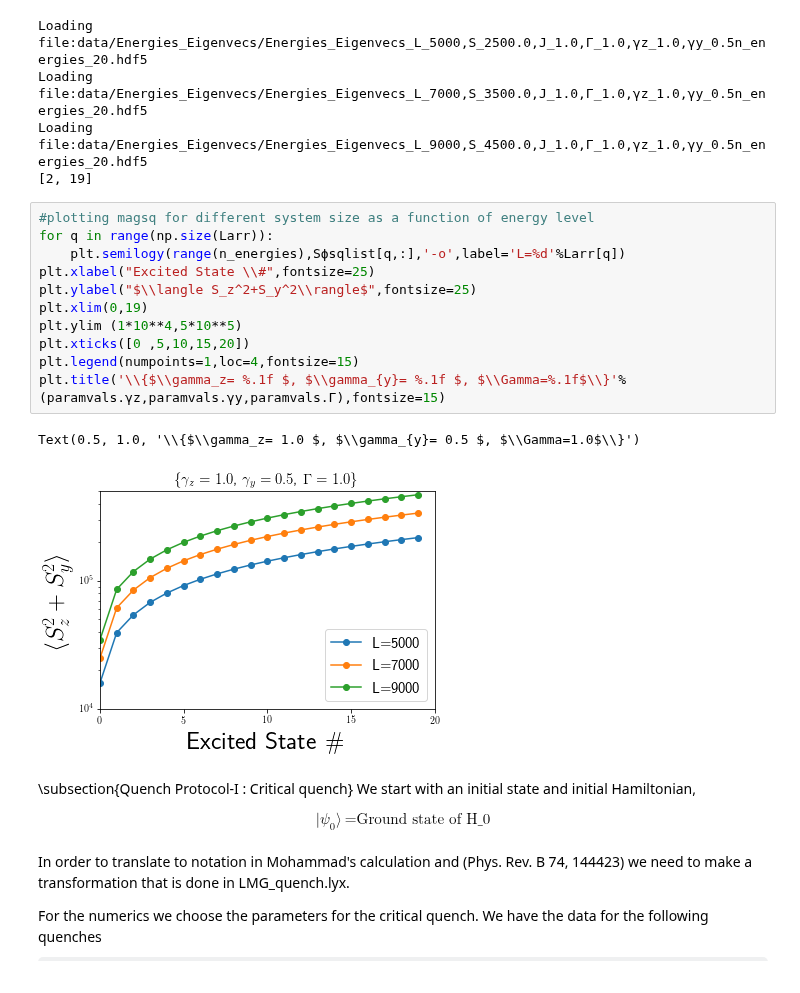
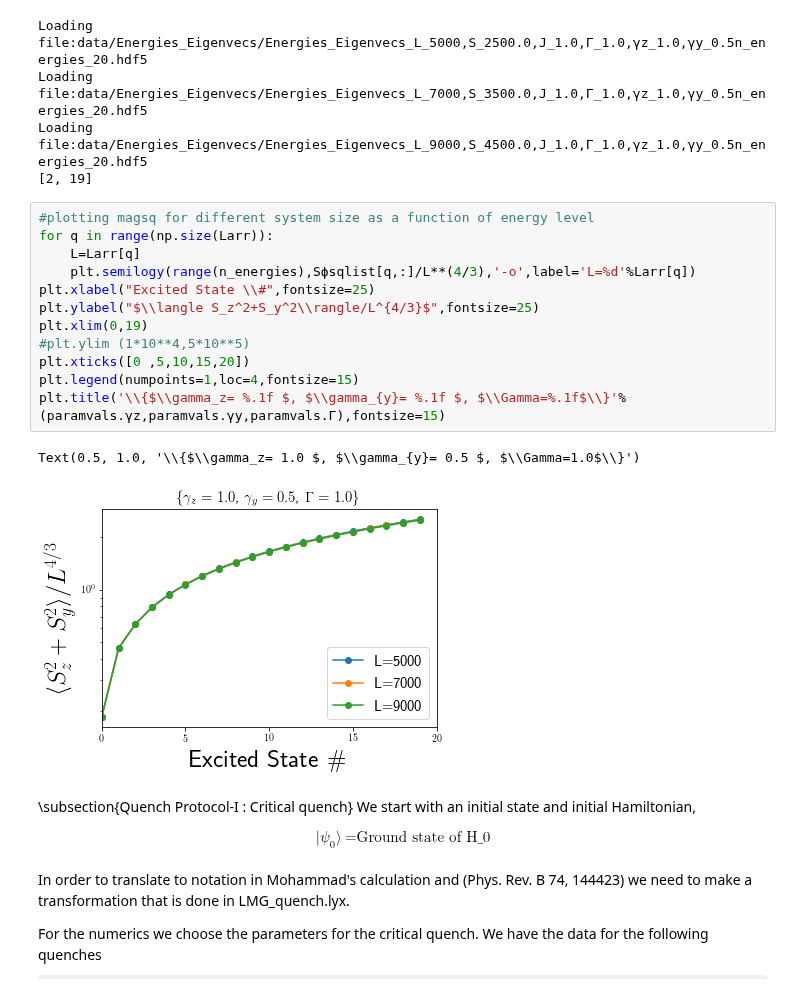
Before and after one commit to paraj003/LMG_quench, a Jupyter notebook: LMG_sim.ipynb, the cells around one changed output. Cells and saved outputs as stored; diff of their text form; some formulas as TeX source.

```diff
--- a/LMG_sim.ipynb
+++ b/LMG_sim.ipynb
@@ -276,17 +276,18 @@ Loading file:data/Energies_Eigenvecs/Energies_Eigenvecs_L_9000,S_4500.0,J_1.0,Γ
 # %%
 #plotting magsq for different system size as a function of energy level
 for q in range(np.size(Larr)):
-    plt.semilogy(range(n_energies),Sϕsqlist[q,:],'-o',label='L=%d'%Larr[q])
+    L=Larr[q]
+    plt.semilogy(range(n_energies),Sϕsqlist[q,:]/L**(4/3),'-o',label='L=%d'%Larr[q])
 plt.xlabel("Excited State \\#",fontsize=25)
-plt.ylabel("$\\langle S_z^2+S_y^2\\rangle$",fontsize=25)
+plt.ylabel("$\\langle S_z^2+S_y^2\\rangle/L^{4/3}$",fontsize=25)
 plt.xlim(0,19)
-plt.ylim (1*10**4,5*10**5)
+#plt.ylim (1*10**4,5*10**5)
 plt.xticks([0 ,5,10,15,20])
 plt.legend(numpoints=1,loc=4,fontsize=15)
 plt.title('\\{$\\gamma_z= %.1f $, $\\gamma_{y}= %.1f $, $\\Gamma=%.1f$\\}'%(paramvals.γz,paramvals.γy,paramvals.Γ),fontsize=15)
 # %% [output]
 Text(0.5, 1.0, '\\{$\\gamma_z= 1.0 $, $\\gamma_{y}= 0.5 $, $\\Gamma=1.0$\\}')
-[figure, old version]
+[figure, new version]
 # %% [markdown]
 \subsection{Quench Protocol-I : Critical quench}
 We start with an initial state and initial Hamiltonian,
```
Also changed, not shown: parts of 5 cells of this notebook.
